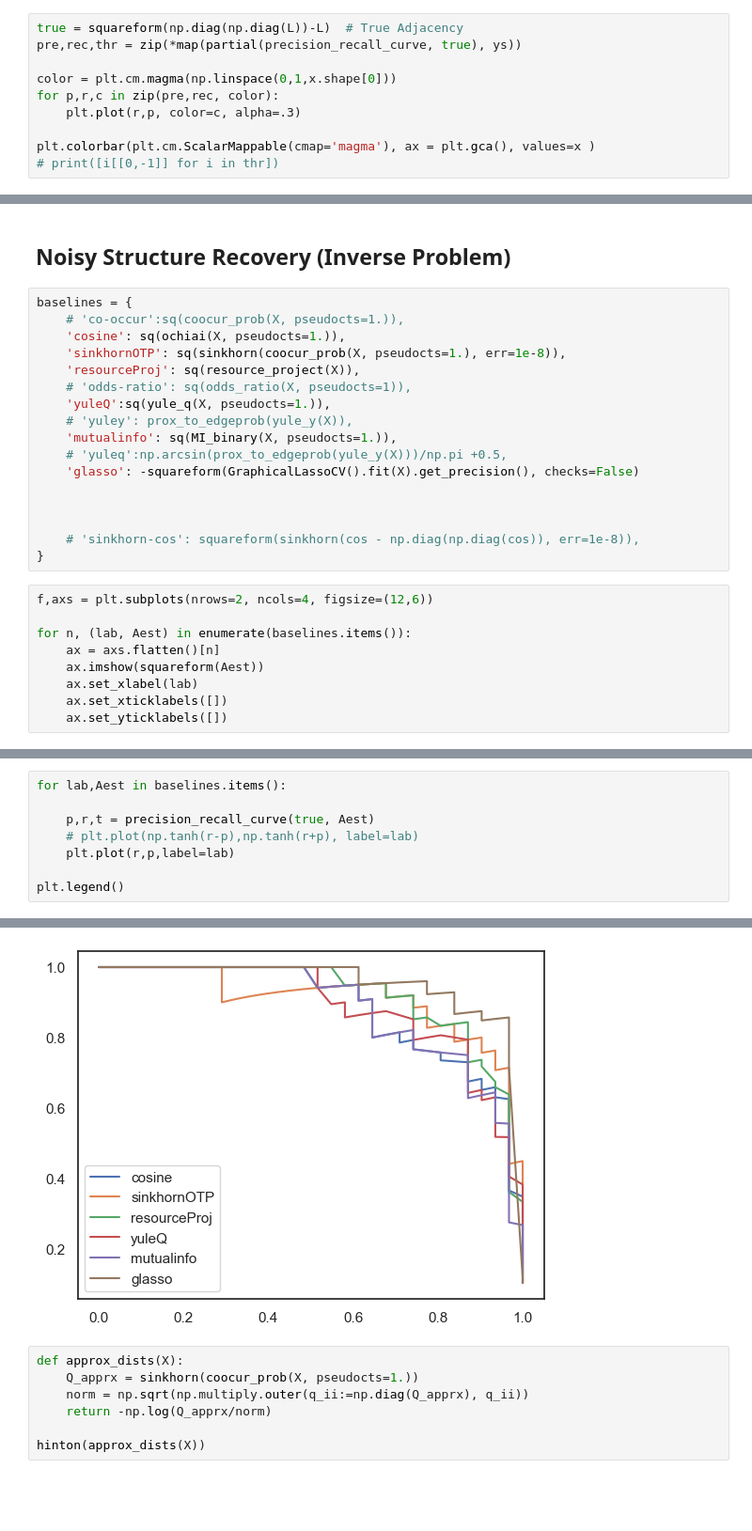
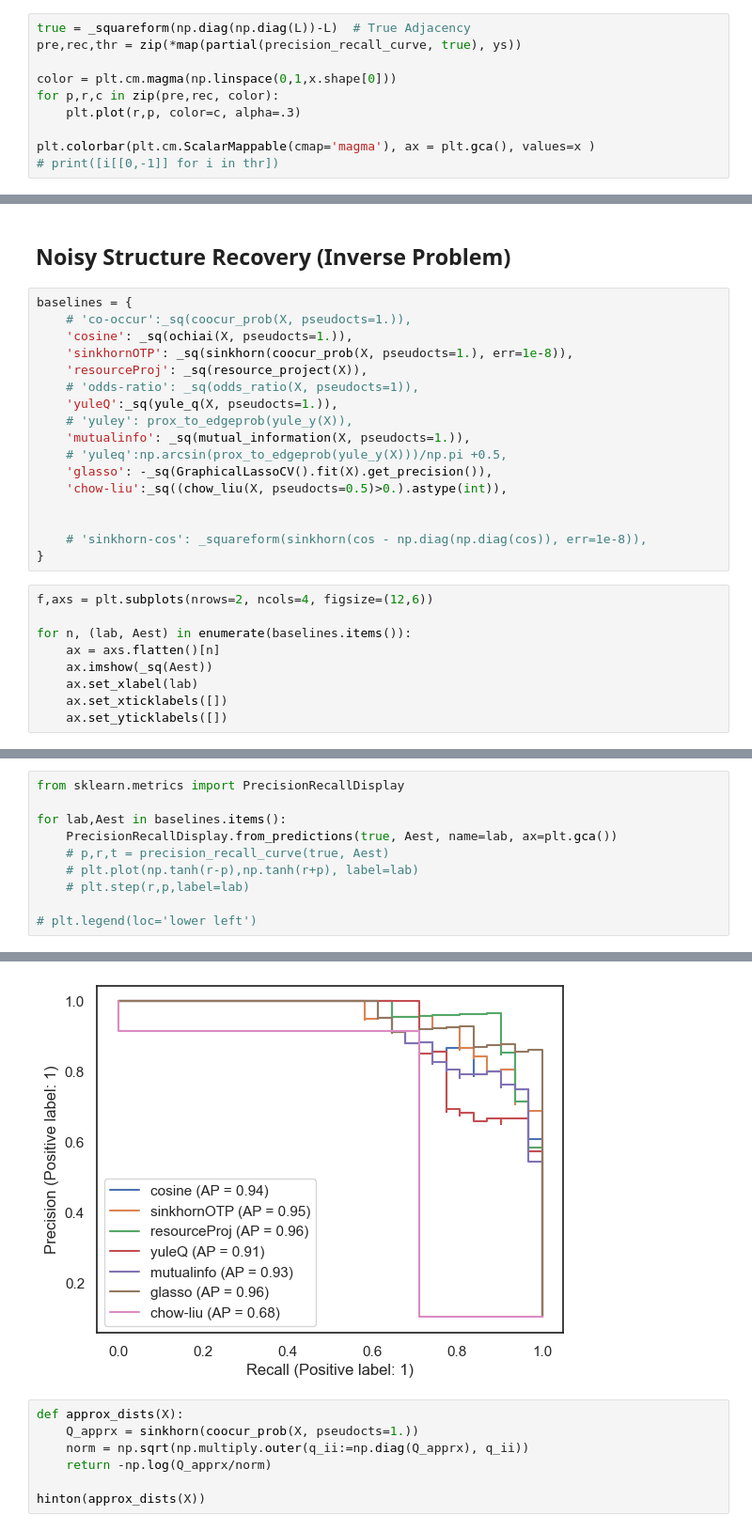
Before and after one commit to usnistgov/affinis, a Jupyter notebook: docs/regularized-laplacian.ipynb, the cells around one changed output, grey strips where cells are left out. Shown at 94% size. Saved outputs shown, nothing was run; the diff lists cells and outputs as text; blank space fills up the shorter version.

```diff
--- a/docs/regularized-laplacian.ipynb
+++ b/docs/regularized-laplacian.ipynb
@@ -168,7 +142,7 @@ plt.xscale('log')
 # %% [markdown]
 ## Structure Recovery
 # %%
-true = squareform(np.diag(np.diag(L))-L)  # True Adjacency
+true = _squareform(np.diag(np.diag(L))-L)  # True Adjacency
 pre,rec,thr = zip(*map(partial(precision_recall_curve, true), ys))
 
 color = plt.cm.magma(np.linspace(0,1,x.shape[0]))
@@ -360,27 +228,27 @@ sns.histplot(sq(norm_alt(forest(L, beta=5))))
 ## Noisy Structure Recovery (Inverse Problem)
 # %%
 baselines = {
-    # 'co-occur':sq(coocur_prob(X, pseudocts=1.)),
-    'cosine': sq(ochiai(X, pseudocts=1.)),
-    'sinkhornOTP': sq(sinkhorn(coocur_prob(X, pseudocts=1.), err=1e-8)),
-    'resourceProj': sq(resource_project(X)),
-    # 'odds-ratio': sq(odds_ratio(X, pseudocts=1)),
-    'yuleQ':sq(yule_q(X, pseudocts=1.)),
+    # 'co-occur':_sq(coocur_prob(X, pseudocts=1.)),
+    'cosine': _sq(ochiai(X, pseudocts=1.)),
+    'sinkhornOTP': _sq(sinkhorn(coocur_prob(X, pseudocts=1.), err=1e-8)),
+    'resourceProj': _sq(resource_project(X)),
+    # 'odds-ratio': _sq(odds_ratio(X, pseudocts=1)),
+    'yuleQ':_sq(yule_q(X, pseudocts=1.)),
     # 'yuley': prox_to_edgeprob(yule_y(X)),
-    'mutualinfo': sq(MI_binary(X, pseudocts=1.)),
+    'mutualinfo': _sq(mutual_information(X, pseudocts=1.)),
     # 'yuleq':np.arcsin(prox_to_edgeprob(yule_y(X)))/np.pi +0.5,
-    'glasso': -squareform(GraphicalLassoCV().fit(X).get_precision(), checks=False)
+    'glasso': -_sq(GraphicalLassoCV().fit(X).get_precision()),
+    'chow-liu':_sq((chow_liu(X, pseudocts=0.5)>0.).astype(int)),
 
 
-
-    # 'sinkhorn-cos': squareform(sinkhorn(cos - np.diag(np.diag(cos)), err=1e-8)),
+    # 'sinkhorn-cos': _squareform(sinkhorn(cos - np.diag(np.diag(cos)), err=1e-8)),
 }
 # %%
 f,axs = plt.subplots(nrows=2, ncols=4, figsize=(12,6))
 
 for n, (lab, Aest) in enumerate(baselines.items()):
     ax = axs.flatten()[n]
-    ax.imshow(squareform(Aest))
+    ax.imshow(_sq(Aest))
     ax.set_xlabel(lab)
     ax.set_xticklabels([])
     ax.set_yticklabels([])
@@ -389,9 +268,11 @@ for n, (lab, Aest) in enumerate(baselines.items()):
 # %%
+from sklearn.metrics import PrecisionRecallDisplay
+
 for lab,Aest in baselines.items():
+    PrecisionRecallDisplay.from_predictions(true, Aest, name=lab, ax=plt.gca())
+    # p,r,t = precision_recall_curve(true, Aest)
+    # plt.plot(np.tanh(r-p),np.tanh(r+p), label=lab)
+    # plt.step(r,p,label=lab)
 
-    p,r,t = precision_recall_curve(true, Aest)
-    # plt.plot(np.tanh(r-p),np.tanh(r+p), label=lab)
-    plt.plot(r,p,label=lab)
-
-plt.legend()
+# plt.legend(loc='lower left')
 # %% [output]
@@ -399,4 +279,4 @@ plt.legend()
-[figure, old version]
+[figure, new version]
 # %%
 def approx_dists(X):
     Q_apprx = sinkhorn(coocur_prob(X, pseudocts=1.))
```
Also changed, not shown: parts of 43 cells of this notebook, 5 other files.
